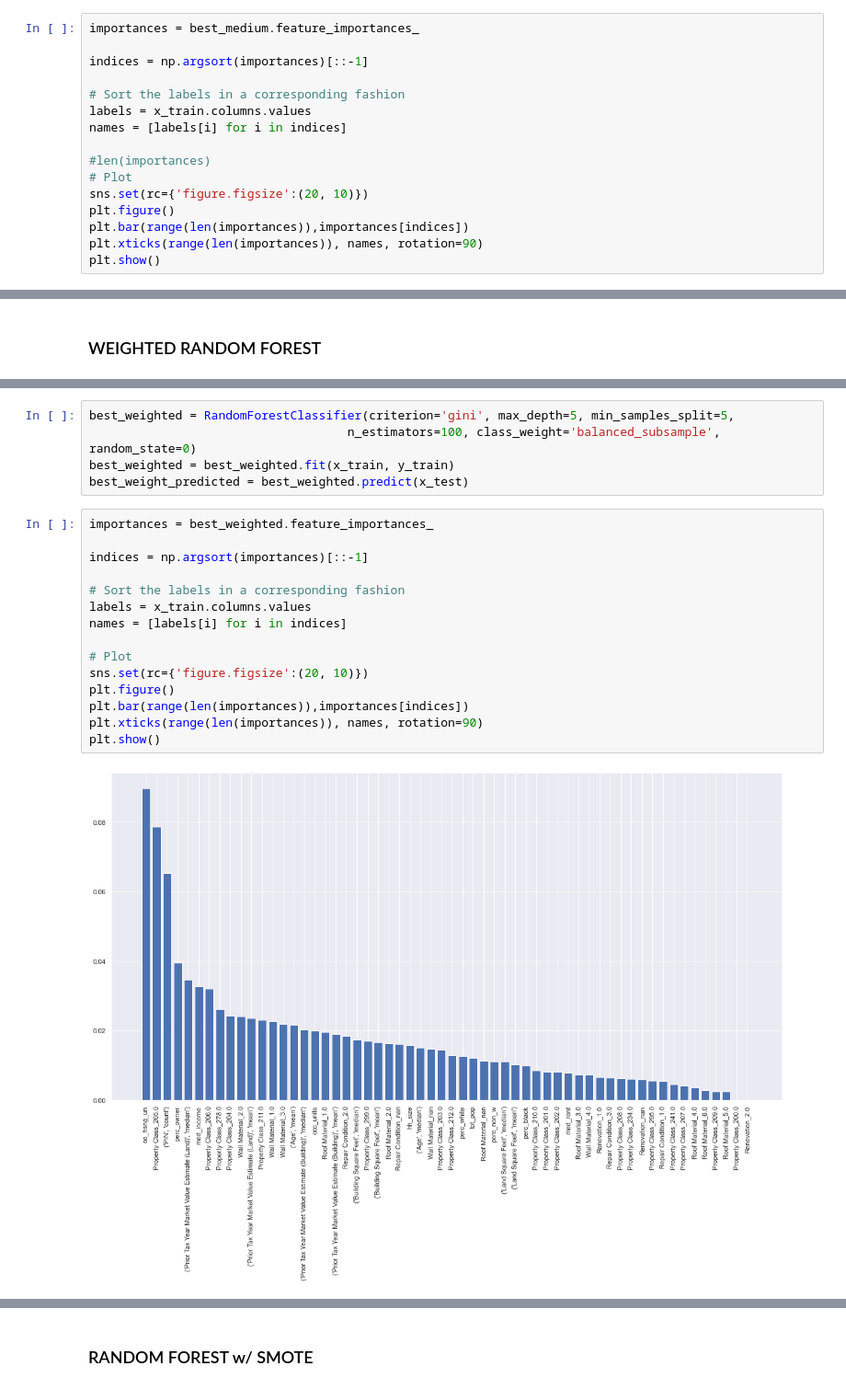
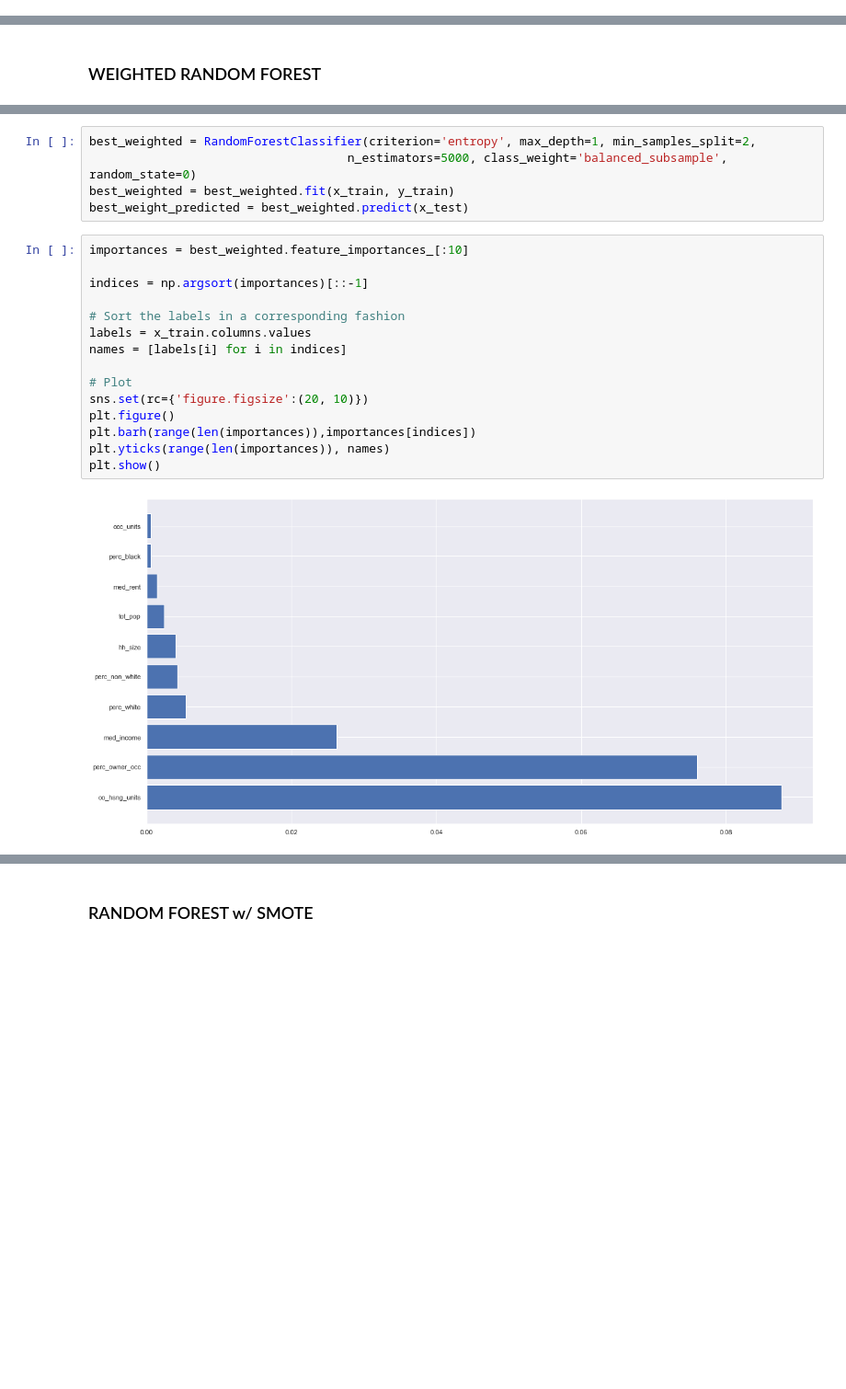
Before and after one commit to vbalza/chicago_water_lead, a Jupyter notebook: Random Forest Models.ipynb, the cells around one changed output, grey strips where cells are left out. Shown at 92% size. Cells and saved outputs as stored; diff of their text form; blank space fills up the shorter version.

```diff
--- a/Random Forest Models.ipynb
+++ b/Random Forest Models.ipynb
@@ -178,16 +134,0 @@ best_medium_predicted = best_medium.predict(x_test)
-# %%
-importances = best_medium.feature_importances_
-
-indices = np.argsort(importances)[::-1]
-
-# Sort the labels in a corresponding fashion
-labels = x_train.columns.values
-names = [labels[i] for i in indices]
-
-#len(importances)
-# Plot
-sns.set(rc={'figure.figsize':(20, 10)})
-plt.figure()
-plt.bar(range(len(importances)),importances[indices])
-plt.xticks(range(len(importances)), names, rotation=90)
-plt.show()
@@ -235,23 +174,23 @@ ranked_cv[['param_RF__n_estimators', 'param_RF__criterion', 'param_RF__max_depth
 108 rows × 9 columns
 # %%
-best_weighted = RandomForestClassifier(criterion='gini', max_depth=5, min_samples_split=5,
-                                    n_estimators=100, class_weight='balanced_subsample', random_state=0)
+best_weighted = RandomForestClassifier(criterion='entropy', max_depth=1, min_samples_split=2,
+                                    n_estimators=5000, class_weight='balanced_subsample', random_state=0)
 best_weighted = best_weighted.fit(x_train, y_train)
 best_weight_predicted = best_weighted.predict(x_test)
 # %%
-importances = best_weighted.feature_importances_
+importances = best_weighted.feature_importances_[:10]
 
 indices = np.argsort(importances)[::-1]
 
 # Sort the labels in a corresponding fashion
 labels = x_train.columns.values
 names = [labels[i] for i in indices]
 
 # Plot
 sns.set(rc={'figure.figsize':(20, 10)})
 plt.figure()
-plt.bar(range(len(importances)),importances[indices])
-plt.xticks(range(len(importances)), names, rotation=90)
+plt.barh(range(len(importances)),importances[indices])
+plt.yticks(range(len(importances)), names)
 plt.show()
 # %% [output]
-[figure, old version]
+[figure, new version]
```
Also changed, not shown: parts of 18 cells of this notebook.
